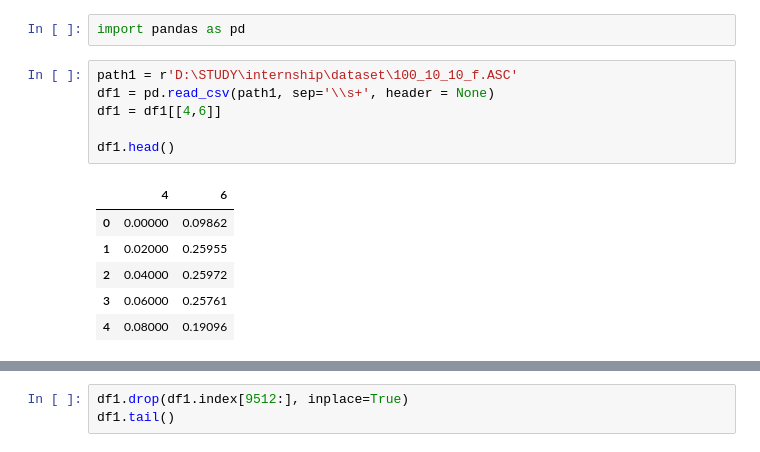
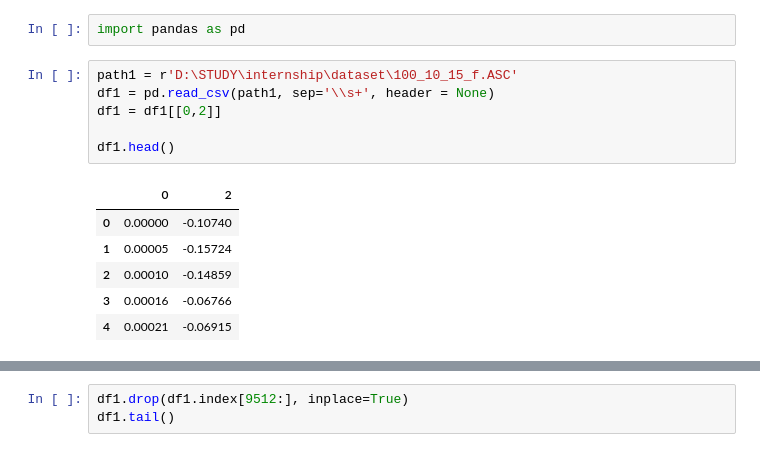
Before and after one commit to buy0range/code_internship, a Jupyter notebook: MP.ipynb, the cells around one changed output, grey strips where cells are left out. Drawn from its saved outputs; the diff is of its cells as text.

```diff
--- a/MP.ipynb
+++ b/MP.ipynb
@@ -1,15 +1,15 @@
 # %%
 import pandas as pd
 # %%
-path1 = r'D:\STUDY\internship\dataset\100_10_10_f.ASC'
+path1 = r'D:\STUDY\internship\dataset\100_10_15_f.ASC'
 df1 = pd.read_csv(path1, sep='\\s+', header = None)
-df1 = df1[[4,6]]
+df1 = df1[[0,2]]
 
 df1.head()
 # %% [output]
-|  | 4 | 6 |
-| 0 | 0.00000 | 0.09862 |
-| 1 | 0.02000 | 0.25955 |
-| 2 | 0.04000 | 0.25972 |
-| 3 | 0.06000 | 0.25761 |
-| 4 | 0.08000 | 0.19096 |
+|  | 0 | 2 |
+| 0 | 0.00000 | -0.10740 |
+| 1 | 0.00005 | -0.15724 |
+| 2 | 0.00010 | -0.14859 |
+| 3 | 0.00016 | -0.06766 |
+| 4 | 0.00021 | -0.06915 |
```
Also changed, not shown: parts of 1 cell of this notebook, 8 other files.
